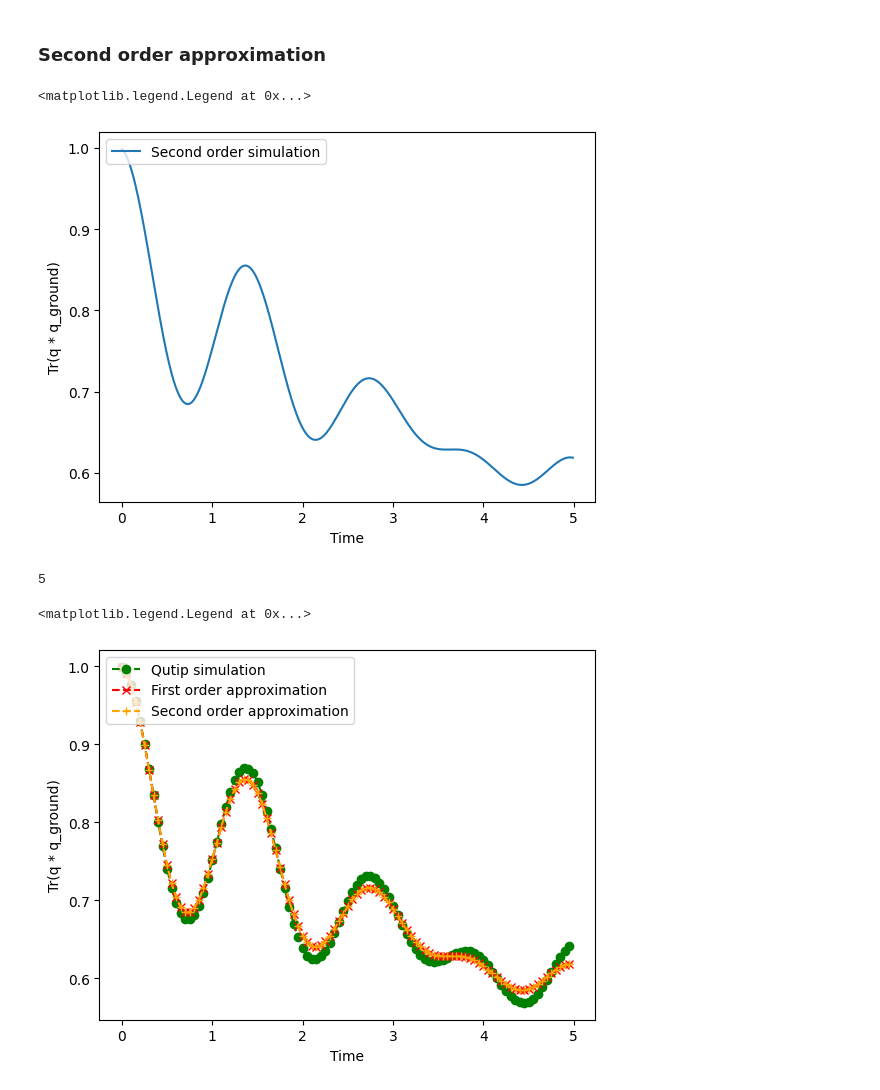
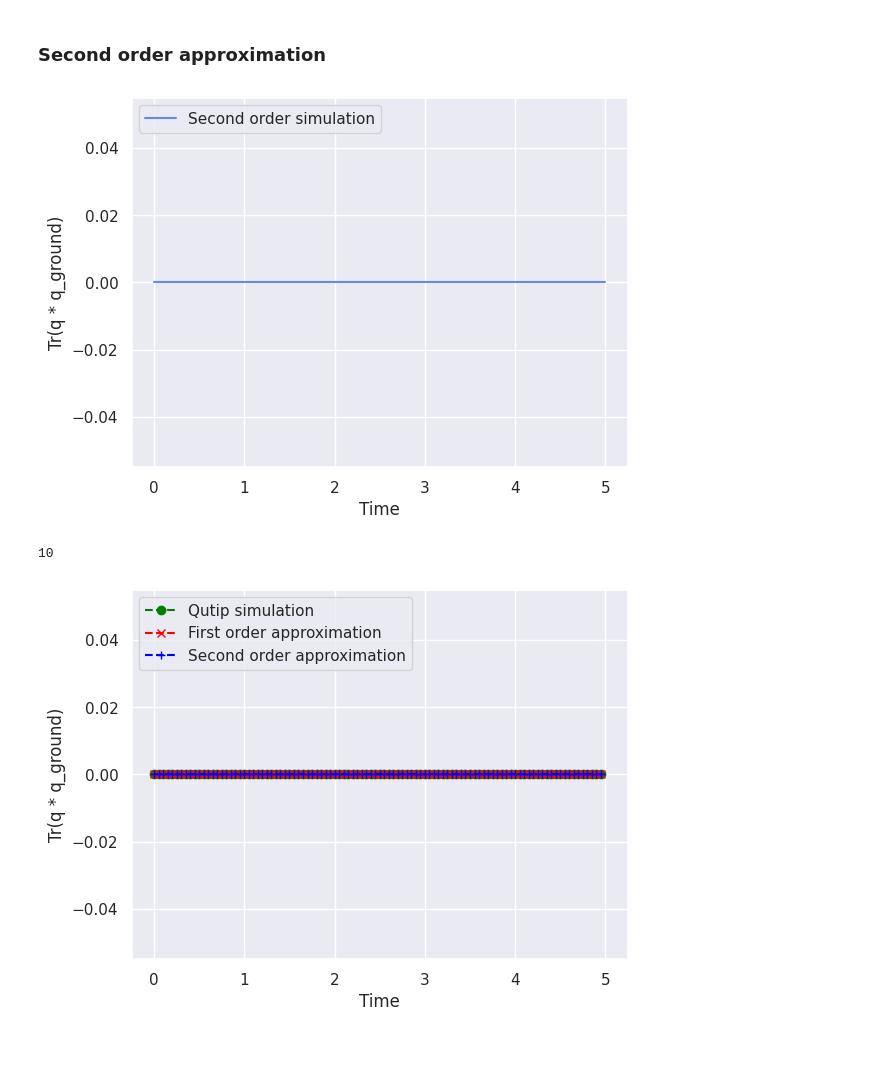
Before and after one commit to rbudai98/QSimulations, a Jupyter notebook: TFIM_time_indep_multi_qubit_.ipynb, the cells around one changed output. Cells and saved outputs as stored; diff of their text form; code cells hidden in the pictures; blank space fills up the shorter version.

Commit message:
Update simulations and saved graphs
Signed-off-by: Robert Budai <robert.budai@analog.com>

```diff
--- a/TFIM_time_indep_multi_qubit_.ipynb
+++ b/TFIM_time_indep_multi_qubit_.ipynb
@@ -14,13 +14,26 @@ import matplotlib.pyplot as plt
 import qsimulations as qs
 import numpy as np
 from qutip import *
+import seaborn as sns
+
+# Activate Seaborn's default styling
+sns.set()
+sns.set_palette("coolwarm")
+# %%
+g_values = [0.0, 0.5, 1, 5]
+
+exact_traces = []
+first_order_traces = []
+second_order_traces = []
+
+index = 0
 # %%
 taylor_aprox_order = (
     8  # Taylor approximation used for simulating exp(-i*sqrt*(dt)*H_tilde)
 )
 
 g = 1  # Couppling coefficient
-gamma = 0.00  # Damping parameter
+gamma = 1  # Damping parameter
 
 mu = 0.1
 
@@ -30,8 +43,8 @@ J = systemSize  # Nr of jump operators is equal to the number of lattice element
 systemSize_dim = np.power(2, systemSize)  # Hamiltonian system size
 
 
-T = 10  # Final time
-dt = 0.01  # Time step
+T = 5  # Final time
+dt = 0.005  # Time step
 time_vec = np.arange(0, T, dt)  # Time vector to simulate on
 
 
@@ -46,7 +59,7 @@ def H_operator(t=0):
             qs.Z, 1, systemSize
         )
     for i in np.arange(1, systemSize + 1, 1):
-        H = H - g * qs.Pauli_array(qs.X, i, systemSize)
+        H = H - g_values[index] * qs.Pauli_array(qs.X, i, systemSize)
     for i in np.arange(1, systemSize + 1, 1):
         H = H + mu * qs.Pauli_array(qs.Z, i, systemSize)
     return Qobj(H)
@@ -90,11 +103,9 @@ QSystem.V_op_derivative = V_operator_derivative
 QSystem._update_module_varibles()
 QSystem._prep_energy_states()
 
-rho_ground = QSystem.rho_ground
-rho_highest_en = QSystem.rho_highest_en
 
-starting_state = rho_ground
-mesurement_op = rho_ground
+starting_state = QSystem.rho_highest_en
+mesurement_op = QSystem.rho_ground
 # %% [output]
 Quantum object: dims=[[4], [4]], shape=(4, 4), type='oper', dtype=Dense, isherm=True
 Qobj data =
@@ -334,6 +348,6 @@ plt.xlabel("Time")
 plt.ylabel("Tr(q * q_ground)")
 plt.plot(time_vec, second_order_trace, label="Second order simulation")
 plt.legend(loc="upper left")
+plt.savefig("tfim_time_indep/second_order_gamma_"+str(g_values[index])+".png")
 # %% [output]
-<matplotlib.legend.Legend at 0x...>
-[figure, old version]
+[figure, new version]
@@ -349,34 +365,34 @@ plt.xlabel("Time")
 plt.ylabel("Tr(q * q_ground)")
 # plt.plot(time_vec, exact_trace, label="Exact simulation")
 plt.plot(
     time_vec,
     exact_trace,
     label="Qutip simulation",
     color="green",
     marker="o",
     linestyle="dashed",
     markevery=plot_density,
 )
 plt.plot(
     time_vec,
     first_order_trace,
     label="First order approximation",
     color="red",
     marker="x",
     linestyle="dashed",
     markevery=plot_density,
 )
 plt.plot(
     time_vec,
     second_order_trace,
     label="Second order approximation",
-    color="orange",
+    color="blue",
     marker="+",
     linestyle="dashed",
     markevery=plot_density,
 )
 plt.legend(loc="upper left")
+plt.savefig("tfim_time_indep/combined_gamma_"+str(g_values[index])+".png")
 # %% [output]
-5
+10
-<matplotlib.legend.Legend at 0x...>
-[figure, old version]
+[figure, new version]
```
Also changed, not shown: parts of 9 cells of this notebook, 30 other files.
